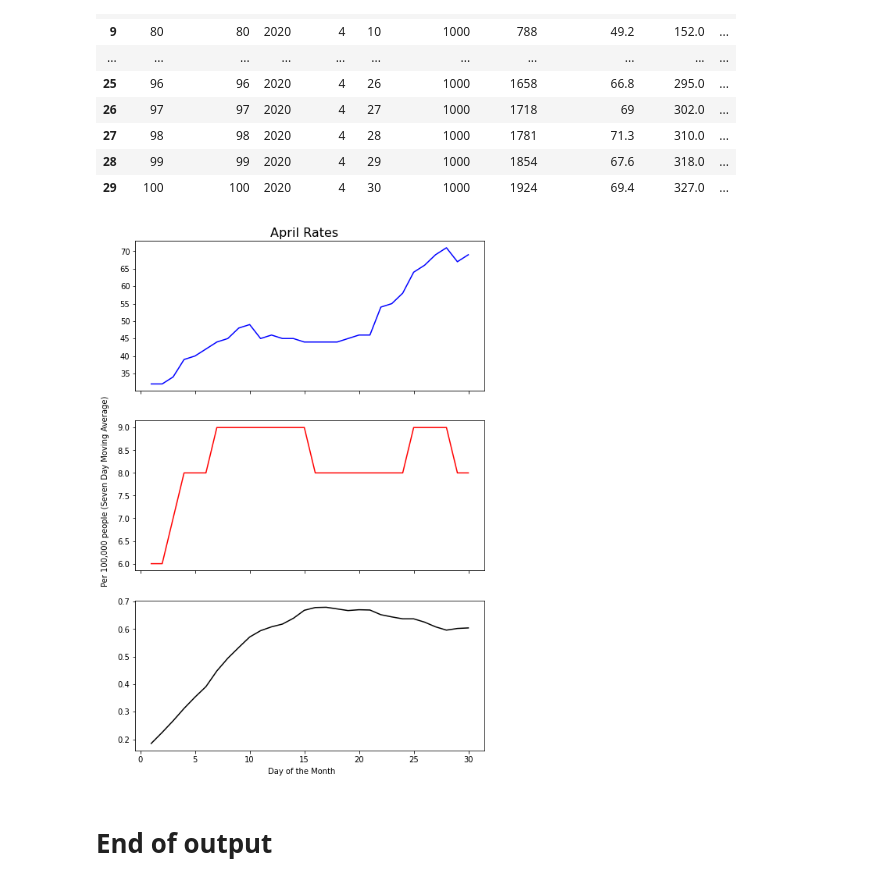
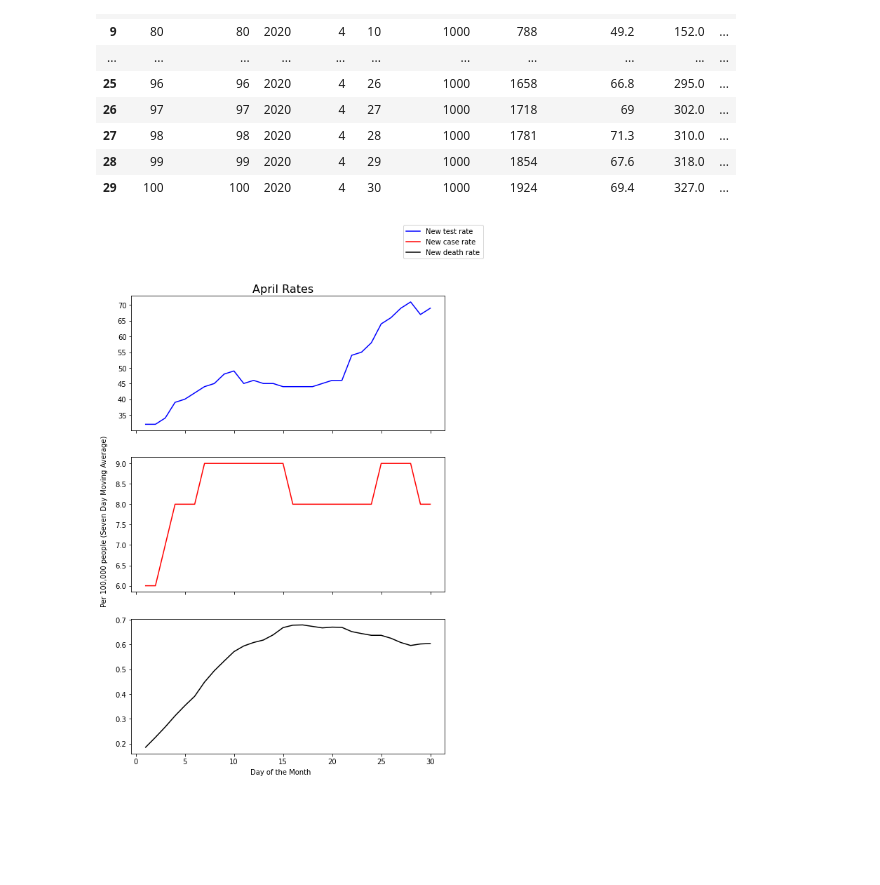
Before and after one commit to devashrlucas/OIET_Data_DB, a Jupyter notebook: oiet_sample.ipynb, the cells around one changed output. Saved outputs shown, nothing was run; the diff lists cells and outputs as text; code cells hidden in the pictures; blank space fills up the shorter version.

Commit message:
Added legend to figure.

```diff
--- a/oiet_sample.ipynb
+++ b/oiet_sample.ipynb
@@ -75,15 +75,14 @@ april_data['new_death_rate']=april_data['new_death_rate'].astype(float)
 # %%
 fig, (ax1, ax2, ax3) = plt.subplots(3, sharex=True, figsize=(8,12))
 fig.suptitle('April Rates', y=.9, fontsize=16)
 fig.text(0.42, 0.09, "Day of the Month")
 fig.text(0.05, 0.37, "Per 100,000 people (Seven Day Moving Average)",  rotation=90)
 x = april_data['day']
-ax1.plot(x, april_data['new_test_rate'], color = 'blue')
-ax2.plot(x, april_data['new_case_rate'], color = 'red')
-ax3.plot(x, april_data['new_death_rate'], color = 'black')
+ax1.plot(x, april_data['new_test_rate'], color = 'blue', label='New test rate')
+ax2.plot(x, april_data['new_case_rate'], color = 'red', label='New case rate')
+ax3.plot(x, april_data['new_death_rate'], color = 'black', label='New death rate')
 #mplcursors.cursor(hover=True)
+plt.figlegend()
 plt.show()
 # %% [output]
-[figure, old version]
+[figure, new version]
-# %% [markdown]
-# End of output
```
